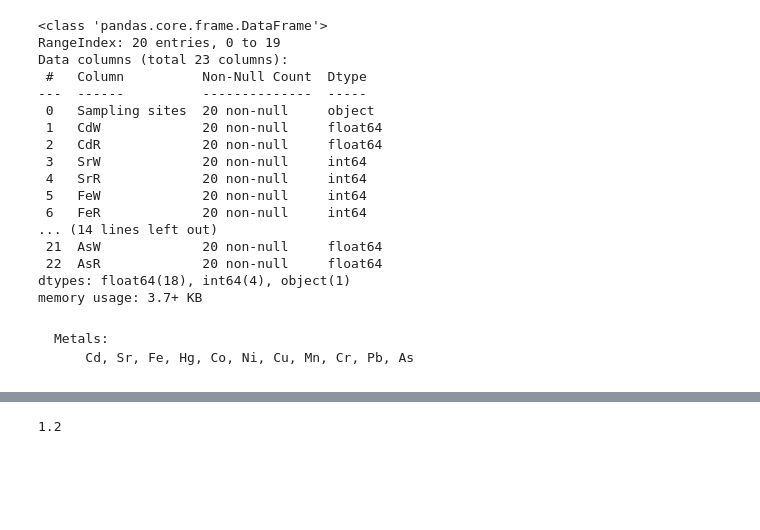
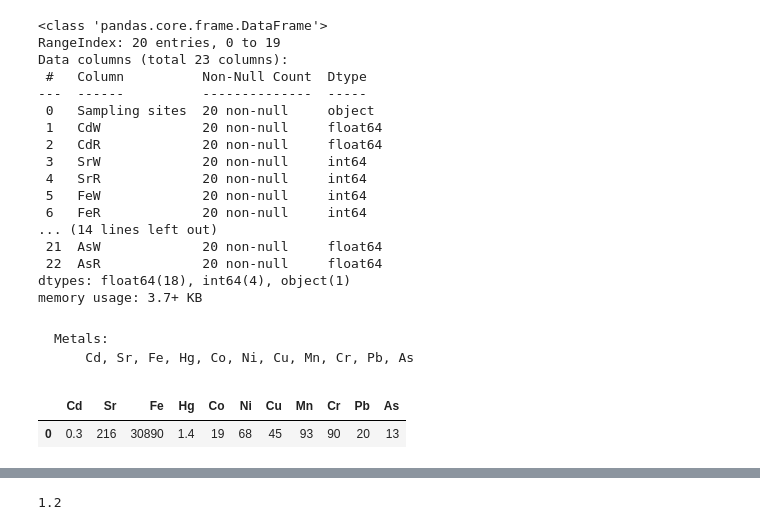
Before and after one commit to rakibhhridoy/OnGoingStudy, a Jupyter notebook: MPhil/Pollution Indices.ipynb, the cells around one changed output, grey strips where cells are left out. Cells and saved outputs as stored; diff of their text form; code cells hidden in the pictures; blank space fills up the shorter version.

````diff
--- a/MPhil/Pollution Indices.ipynb
+++ b/MPhil/Pollution Indices.ipynb
@@ -52,6 +52,25 @@ memory usage: 3.7+ KB
 Metals:
     Cd, Sr, Fe, Hg, Co, Ni, Cu, Mn, Cr, Pb, As
 ```
+# %%
+background_values = pd.DataFrame(data={
+    "Cd":[0.3],
+    "Sr":[216],
+    "Fe":[30890],
+    "Hg":[1.4],
+    "Co":[19],
+    "Ni":[68],
+    "Cu":[45],
+    "Mn":[93],
+    "Cr":[90],
+    "Pb":[20],
+    "As":[13],
+})
+# %%
+background_values
+# %% [output]
+|  | Cd | Sr | Fe | Hg | Co | Ni | Cu | Mn | Cr | Pb | As |
+| 0 | 0.3 | 216 | 30890 | 1.4 | 19 | 68 | 45 | 93 | 90 | 20 | 13 |
 # %%
 bg.T.values
 # %% [output]
````
Also changed, not shown: parts of 19 cells of this notebook, 2 other files.
